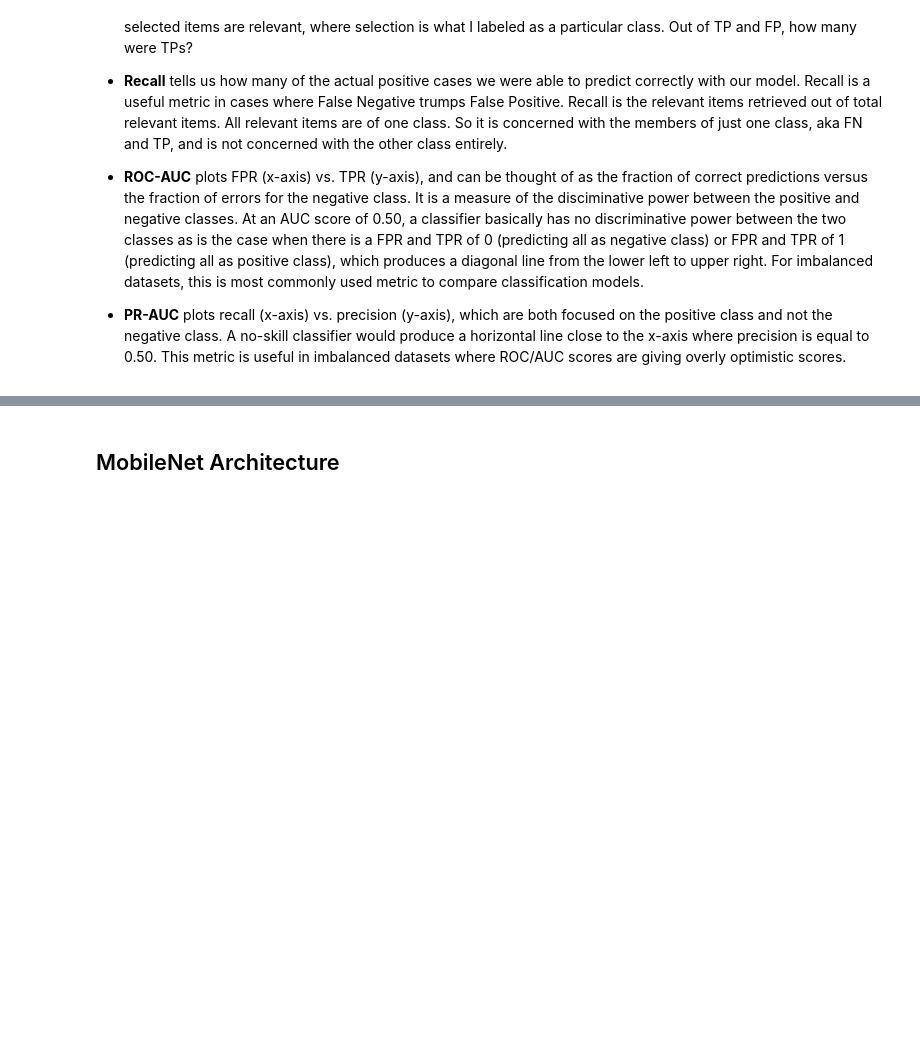
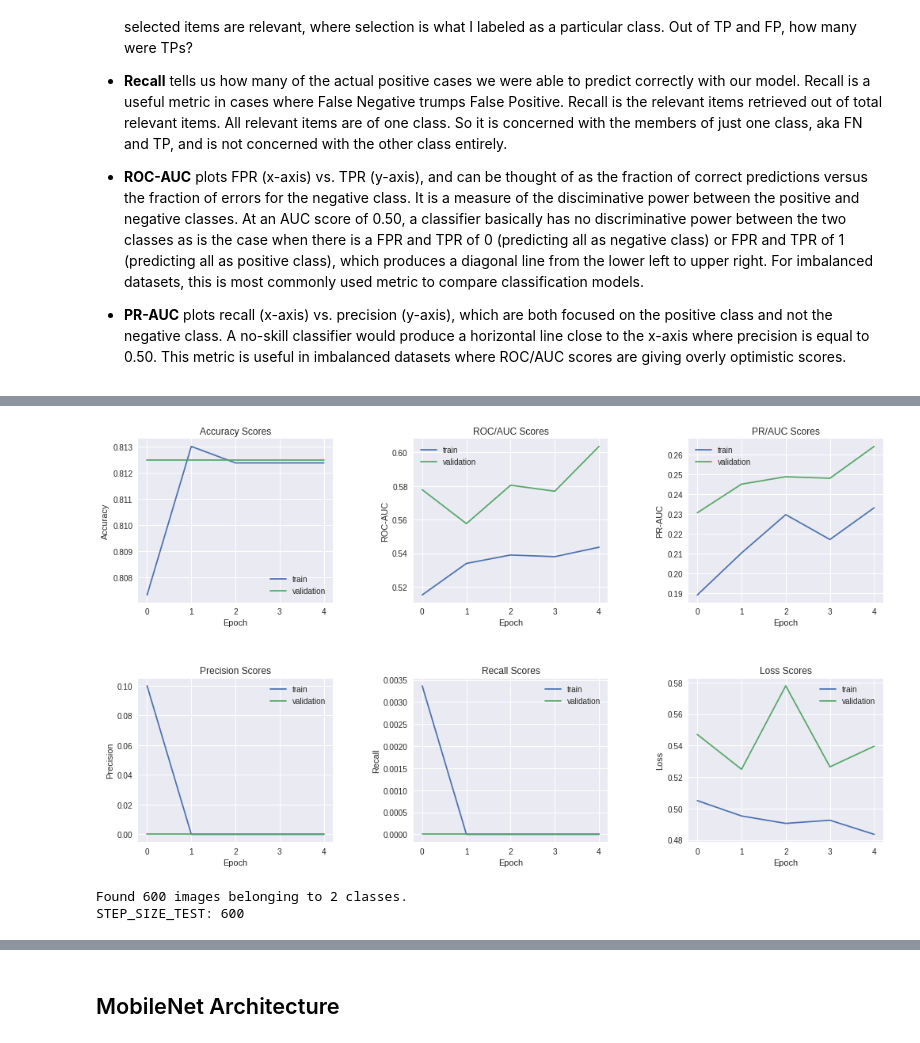
Before and after one commit to roagabriel/ImageClassificationISIC-2017, a Jupyter notebook: notebook.ipynb, the cells around one changed output, grey strips where cells are left out. Saved outputs shown, nothing was run; the diff lists cells and outputs as text; code cells hidden in the pictures; blank space fills up the shorter version.

```diff
--- a/notebook.ipynb
+++ b/notebook.ipynb
@@ -528,0 +559,29 @@ Using the callbacks in Keras allowed me to reproduce the visualizations and the
+# %%
+# display metrics in graphs plotting said metric vs. epoch
+sixplot2(
+    var=history_cnn,
+    auc=history_cnn.columns[2],
+    v_auc=history_cnn.columns[9],
+    pr_auc=history_cnn.columns[3],
+    v_pr_auc=history_cnn.columns[10],
+    prec=history_cnn.columns[6],
+    v_prec=history_cnn.columns[12],
+    rec=history_cnn.columns[7],
+    v_rec=history_cnn.columns[13])
+# %% [output]
+[figure, added]
+# %%
+# define test generator for predicting
+test_fldr = './split/test'
+test_generator = ImageDataGenerator(rescale=1./255).flow_from_directory(
+        test_fldr,
+        target_size = (256, 256),
+        batch_size = 1,
+        class_mode = 'binary',
+        seed = 42,
+        shuffle = False)
+STEP_SIZE_TEST = test_generator.n // test_generator.batch_size
+print(f'STEP_SIZE_TEST: {STEP_SIZE_TEST}')
+# %% [output]
+Found 600 images belonging to 2 classes.
+STEP_SIZE_TEST: 600
```
Also changed, not shown: parts of 26 cells of this notebook, 3 other files.
